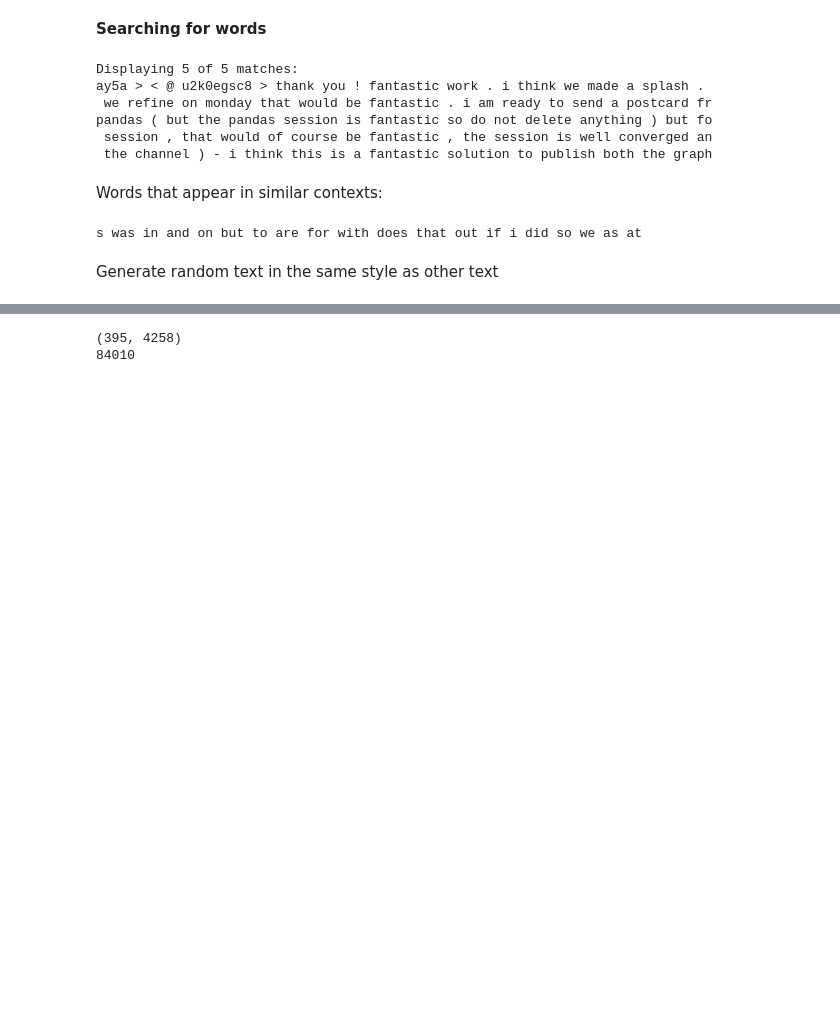
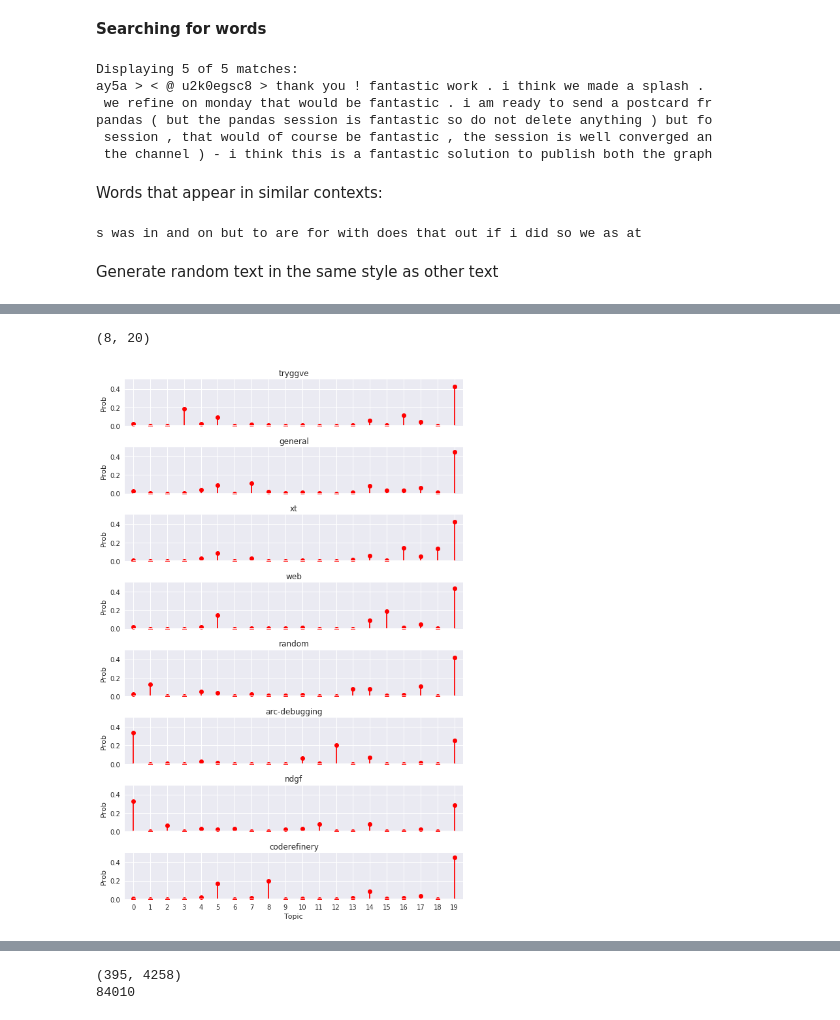
Before and after one commit to coderefinery/ahm18-nlp-slack, a Jupyter notebook: inspect-slacklogs.ipynb, the cells around one changed output, grey strips where cells are left out. Drawn from its saved outputs; the diff is of its cells as text; code cells hidden in the pictures; blank space fills up the shorter version.

```diff
--- a/inspect-slacklogs.ipynb
+++ b/inspect-slacklogs.ipynb
@@ -760,0 +714,8 @@ lexical_diversity(words)
+# %%
+model = lda.LDA(n_topics=20, n_iter=1500, random_state=1)
+model.fit(X)  # model.fit_transform(X) is also available
+topic_word = model.topic_word_  # model.components_ also works
+n_top_words = 8
+for i, topic_dist in enumerate(topic_word):
+    topic_words = np.array(vocab)[np.argsort(topic_dist)][:-(n_top_words+1):-1]
+    print('Topic {}: {}'.format(i, ' '.join(topic_words)))
@@ -760,0 +762,6 @@ lexical_diversity(words)
+# %%
+topic_word = model.topic_word_
+
+for n in range(5):
+    sum_pr = sum(topic_word[n,:])
+    print("topic: {} sum: {}".format(n, sum_pr))
@@ -760,0 +774,5 @@ lexical_diversity(words)
+# %%
+n = 15
+for i, topic_dist in enumerate(topic_word):
+    topic_words = np.array(vocab)[np.argsort(topic_dist)][:-(n+1):-1]
+    print('*Topic {}\n- {}'.format(i, ' '.join(topic_words)))
@@ -760,0 +799,5 @@ lexical_diversity(words)
+# %%
+doc_topic = model.doc_topic_
+for n in range(8):
+    topic_most_pr = doc_topic[n].argmax()
+    print("doc: {} topic: {}\n{}...".format(n,topic_most_pr,titles[n][:50]))
@@ -760,0 +821,22 @@ lexical_diversity(words)
+# %%
+doc_topic
+# %% [output]
+(8, 20)
+# %%
+f, ax= plt.subplots(8, 1, figsize=(8, 12), sharex=True)
+#for i, k in enumerate([0, 1, 2, 3, 4, 5, 6, 7]):
+for i, k in enumerate([0, 1, 2, 3,4,5,6,7]):
+    ax[i].stem(doc_topic[k,:], linefmt='r-',
+               markerfmt='ro', basefmt='w-')
+    ax[i].set_xlim(-0.5, 19.5)
+    ax[i].set_xticks(range(20))
+    ax[i].set_ylim(0, .5)
+    ax[i].set_ylabel("Prob")
+    ax[i].set_title("{}".format(channels[k]))
+
+ax[7].set_xlabel("Topic")
+
+plt.tight_layout()
+plt.show()
+# %% [output]
+[figure, added]
```
Also changed, not shown: parts of 45 cells of this notebook.
